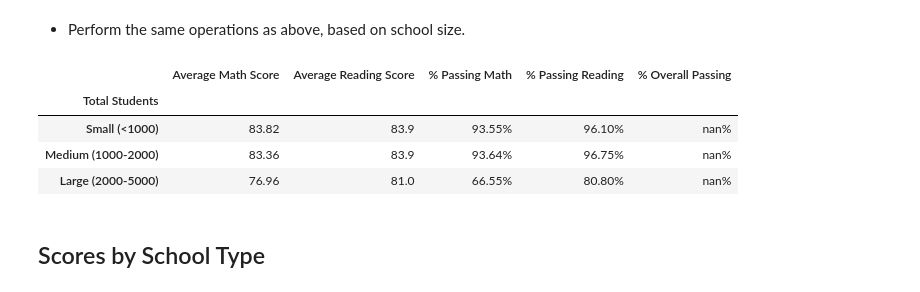
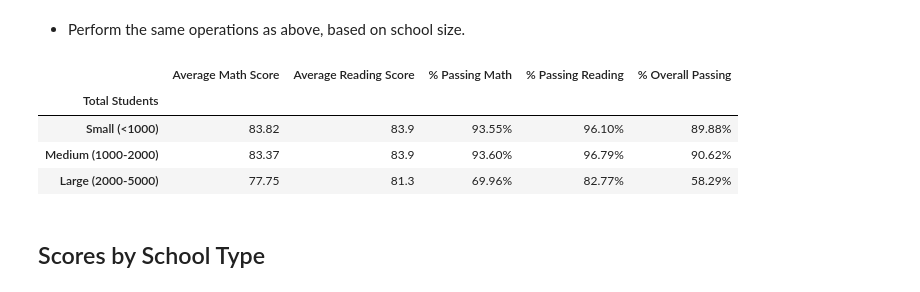
Before and after one commit to binetala/Pandas_Challenge, a Jupyter notebook: PyCitySchools_starter.ipynb, the cells around one changed output. Drawn from its saved outputs; the diff is of its cells as text; code cells hidden in the pictures.

```diff
--- a/PyCitySchools_starter.ipynb
+++ b/PyCitySchools_starter.ipynb
@@ -335,24 +334,24 @@ SpendingRanges
 # %%
 #Calculating school performance based off of school size
 #Requires EachSchool with no formatting
 
-bins = [0, 1000, 2500, 5000]
+bins = [0, 1000, 2000, 5000]
 labels = ["Small (<1000)", "Medium (1000-2000)", "Large (2000-5000)"]
 SchoolSize = EachSchool_noformat[["Average Math Score", "Average Reading Score", "% Passing Math","% Passing Reading", "% Overall Passing"]].groupby(pd.cut(EachSchool_noformat["Total Students"], bins, labels=labels)).mean()
 
 
 SchoolSize['Average Math Score'] = SchoolSize['Average Math Score'].map("{:.2f}".format)
 SchoolSize['Average Reading Score'] = SchoolSize['Average Reading Score'].map("{:.1f}".format)
 SchoolSize['% Passing Math'] = SchoolSize['% Passing Math'].map("{:.2f}%".format)
 SchoolSize['% Passing Reading'] = SchoolSize['% Passing Reading'].map("{:.2f}%".format)
 SchoolSize['% Overall Passing'] = SchoolSize['% Overall Passing'].map("{:.2f}%".format)
 SchoolSize
 # %% [output]
 |  | Average Math Score | Average Reading Score | % Passing Math | % Passing Reading | % Overall Passing |
 | Total Students |  |  |  |  |  |
-| Small (<1000) | 83.82 | 83.9 | 93.55% | 96.10% | nan% |
-| Medium (1000-2000) | 83.36 | 83.9 | 93.64% | 96.75% | nan% |
-| Large (2000-5000) | 76.96 | 81.0 | 66.55% | 80.80% | nan% |
+| Small (<1000) | 83.82 | 83.9 | 93.55% | 96.10% | 89.88% |
+| Medium (1000-2000) | 83.37 | 83.9 | 93.60% | 96.79% | 90.62% |
+| Large (2000-5000) | 77.75 | 81.3 | 69.96% | 82.77% | 58.29% |
 # %% [markdown]
 ## Scores by School Type
 # %% [markdown]
```
Also changed, not shown: parts of 4 cells of this notebook.
